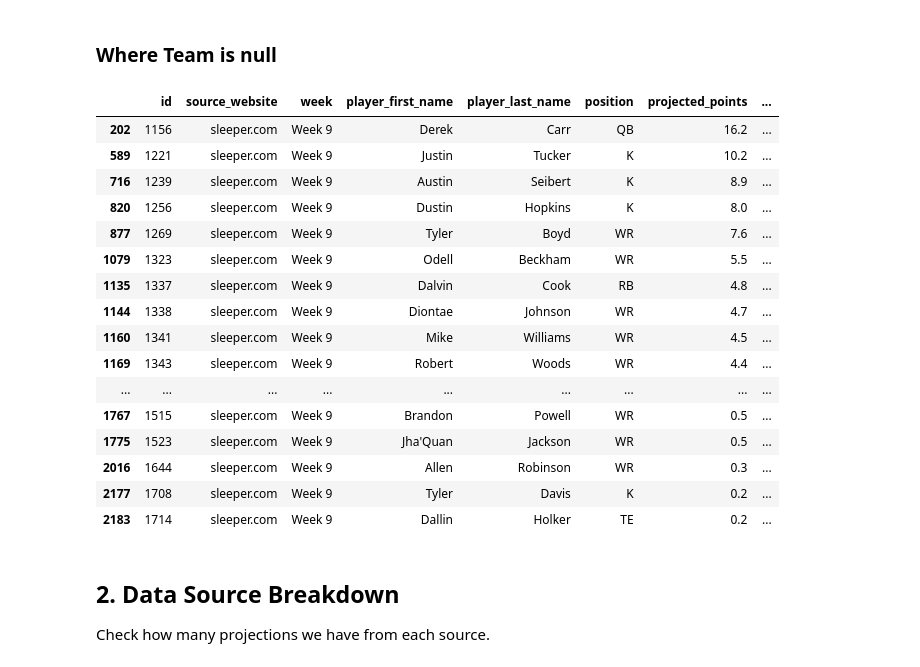
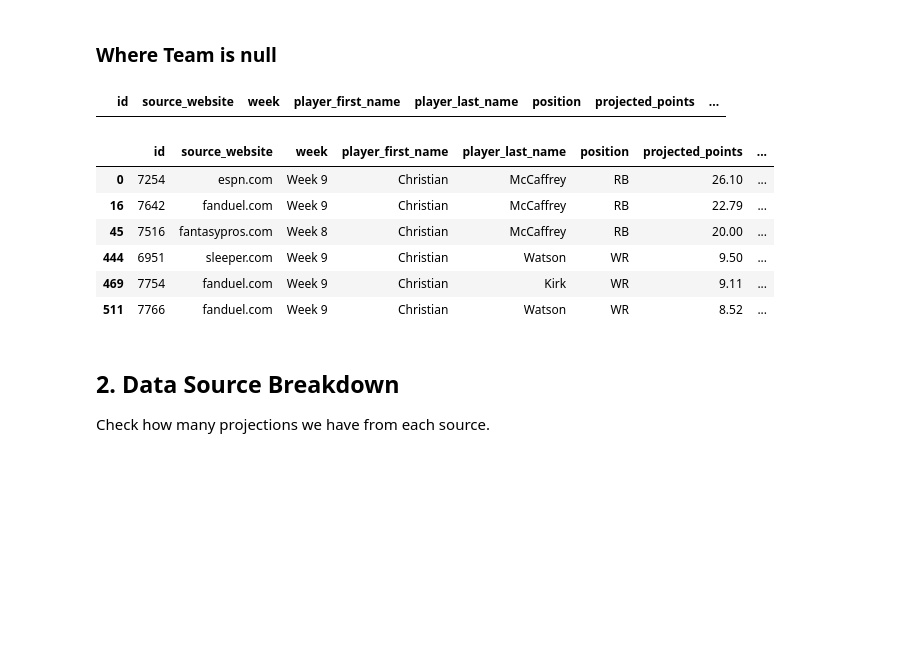
Before and after one commit to sfaizi24/TNC-Model-2025, a Jupyter notebook: data_validation.ipynb, the cells around one changed output. Drawn from its saved outputs; the diff is of its cells as text; code cells hidden in the pictures; blank space fills up the shorter version.

```diff
--- a/data_validation.ipynb
+++ b/data_validation.ipynb
@@ -68,26 +68,23 @@ First few rows:
 # %% [markdown]
 ### Where Team is null
+# %%
+null_team_df = df[df['team'].isnull()]
+#null_team_df = null_team_df[null_team_df['source_website'] == 'fantasypros.com']
+null_team_df.to_csv('null_team_df.csv', index=False)
+null_team_df
+# %% [output]
+|  | id | source_website | week | player_first_name | player_last_name | position | projected_points | ... |
 # %%
-fa_team_df = df[df['team'] == 'FA']
+fa_team_df = df[df['player_first_name'] == "Christian"]
 fa_team_df
 # %% [output]
 |  | id | source_website | week | player_first_name | player_last_name | position | projected_points | ... |
-| 202 | 1156 | sleeper.com | Week 9 | Derek | Carr | QB | 16.2 | ... |
-| 589 | 1221 | sleeper.com | Week 9 | Justin | Tucker | K | 10.2 | ... |
-| 716 | 1239 | sleeper.com | Week 9 | Austin | Seibert | K | 8.9 | ... |
-| 820 | 1256 | sleeper.com | Week 9 | Dustin | Hopkins | K | 8.0 | ... |
-| 877 | 1269 | sleeper.com | Week 9 | Tyler | Boyd | WR | 7.6 | ... |
-| 1079 | 1323 | sleeper.com | Week 9 | Odell | Beckham | WR | 5.5 | ... |
-| 1135 | 1337 | sleeper.com | Week 9 | Dalvin | Cook | RB | 4.8 | ... |
-| 1144 | 1338 | sleeper.com | Week 9 | Diontae | Johnson | WR | 4.7 | ... |
-| 1160 | 1341 | sleeper.com | Week 9 | Mike | Williams | WR | 4.5 | ... |
-| 1169 | 1343 | sleeper.com | Week 9 | Robert | Woods | WR | 4.4 | ... |
-| ... | ... | ... | ... | ... | ... | ... | ... | ... |
-| 1767 | 1515 | sleeper.com | Week 9 | Brandon | Powell | WR | 0.5 | ... |
-| 1775 | 1523 | sleeper.com | Week 9 | Jha'Quan | Jackson | WR | 0.5 | ... |
-| 2016 | 1644 | sleeper.com | Week 9 | Allen | Robinson | WR | 0.3 | ... |
-| 2177 | 1708 | sleeper.com | Week 9 | Tyler | Davis | K | 0.2 | ... |
-| 2183 | 1714 | sleeper.com | Week 9 | Dallin | Holker | TE | 0.2 | ... |
+| 0 | 7254 | espn.com | Week 9 | Christian | McCaffrey | RB | 26.10 | ... |
+| 16 | 7642 | fanduel.com | Week 9 | Christian | McCaffrey | RB | 22.79 | ... |
+| 45 | 7516 | fantasypros.com | Week 8 | Christian | McCaffrey | RB | 20.00 | ... |
+| 444 | 6951 | sleeper.com | Week 9 | Christian | Watson | WR | 9.50 | ... |
+| 469 | 7754 | fanduel.com | Week 9 | Christian | Kirk | WR | 9.11 | ... |
+| 511 | 7766 | fanduel.com | Week 9 | Christian | Watson | WR | 8.52 | ... |
 # %% [markdown]
 ## 2. Data Source Breakdown
 
```
Also changed, not shown: parts of 2 cells of this notebook, 19 other files.
